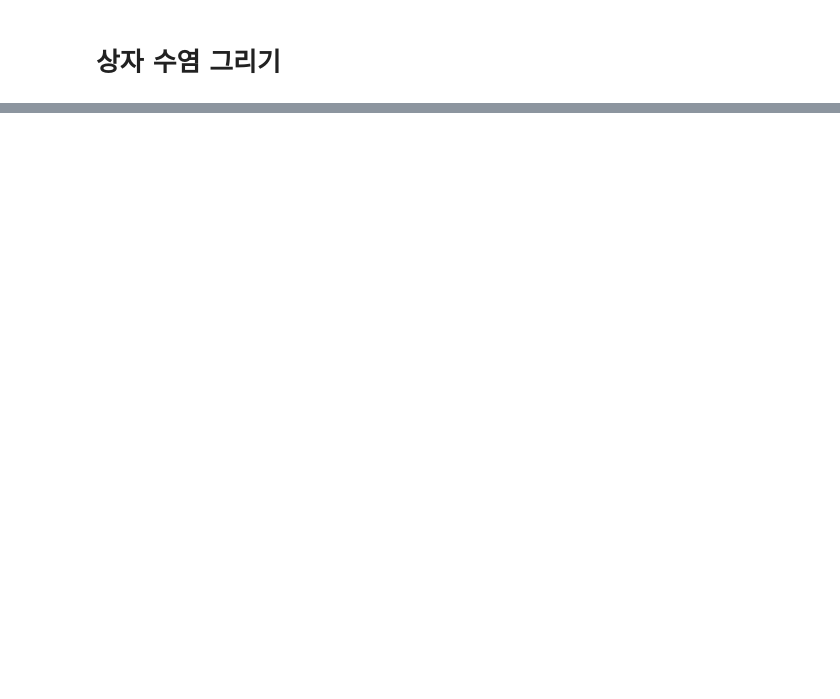
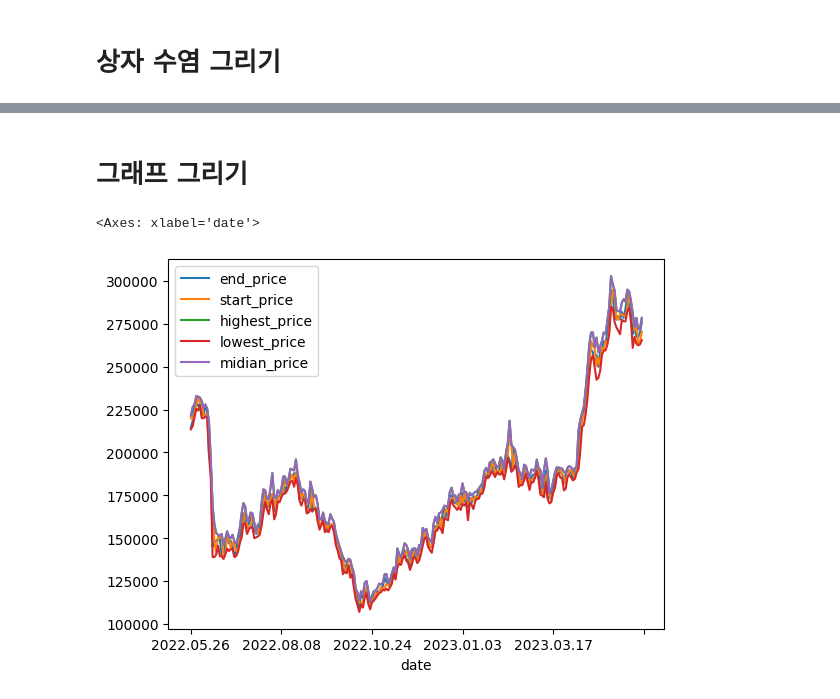
Before and after one commit to sojoyfulyouth/Pandas_DataAnalysis, a Jupyter notebook: Stock_Project/Stock_Project.ipynb, the cells around one changed output, grey strips where cells are left out. Saved outputs shown, nothing was run; the diff lists cells and outputs as text; code cells hidden in the pictures; blank space fills up the shorter version.

```diff
--- a/Stock_Project/Stock_Project.ipynb
+++ b/Stock_Project/Stock_Project.ipynb
@@ -406,0 +777,4 @@ all_tables.boxplot(column=['midian_price'], by=['month'])
+# %%
+tables_hibe_1year.drop(['전일비', '거래량'], axis=1, inplace=True)
+
+tables_hibe_1year
@@ -406,0 +797,6 @@ all_tables.boxplot(column=['midian_price'], by=['month'])
+# %%
+# 중앙값 열 추가
+tables_hibe_1year['midian_price'] = tables_hibe_1year['highest_price']
+- ((tables_hibe_1year['highest_price'] - tables_hibe_1year['lowest_price'])/2)
+
+tables_hibe_1year
@@ -406,0 +819,5 @@ all_tables.boxplot(column=['midian_price'], by=['month'])
+# %%
+# 월 정보 열 추가
+tables_hibe_1year['month'] = tables_hibe_1year['date'].str[0:7]
+# 값 확인하기
+tables_hibe_1year
@@ -406,0 +840,8 @@ all_tables.boxplot(column=['midian_price'], by=['month'])
+# %%
+# 날짜를 색인으로 지정
+tables_hibe_1year.set_index('date', inplace=True)
+
+# 날짜 오름차순으로 정렬
+tables_hibe_1year.sort_index(inplace=True)
+
+tables_hibe_1year
@@ -406,0 +863,7 @@ all_tables.boxplot(column=['midian_price'], by=['month'])
+# %% [markdown]
+# 그래프 그리기
+# %%
+tables_hibe_1year.plot.line()
+# %% [output]
+<Axes: xlabel='date'>
+[figure, added]
```
Also changed, not shown: parts of 57 cells of this notebook, 2 other files.
